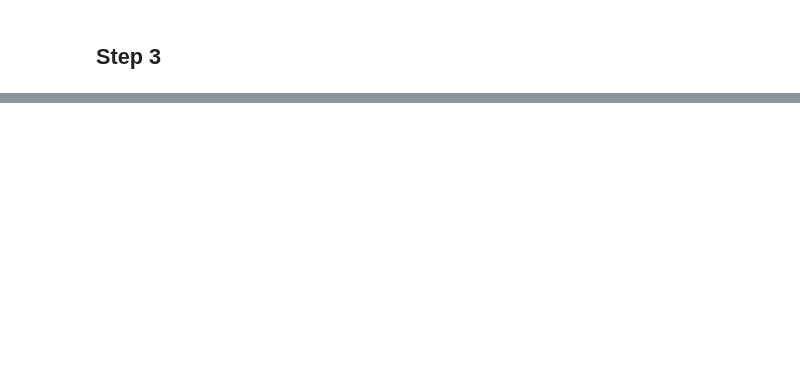
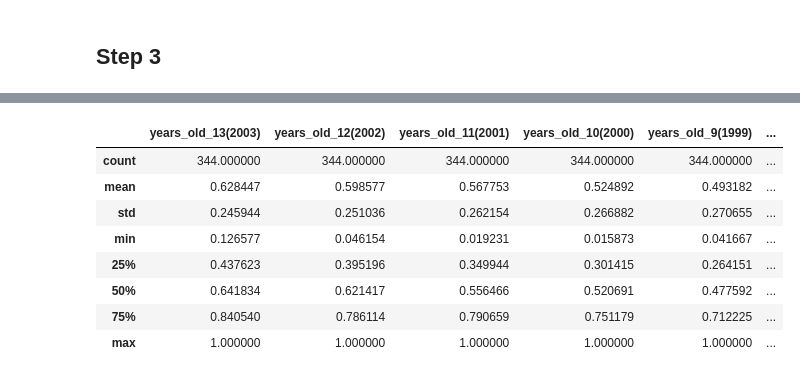
Before and after one commit to data301-2021-winter1/project-group41-project, a Jupyter notebook: notebooks/analysis3.ipynb, the cells around one changed output, grey strips where cells are left out. Drawn from its saved outputs; the diff is of its cells as text; code cells hidden in the pictures; blank space fills up the shorter version.

```diff
--- a/notebooks/analysis3.ipynb
+++ b/notebooks/analysis3.ipynb
@@ -360,0 +389,12 @@ p3.load_and_process(df)
+# %%
+df8.describe()
+# %% [output]
+|  | years_old_13(2003) | years_old_12(2002) | years_old_11(2001) | years_old_10(2000) | years_old_9(1999) | ... |
+| count | 344.000000 | 344.000000 | 344.000000 | 344.000000 | 344.000000 | ... |
+| mean | 0.628447 | 0.598577 | 0.567753 | 0.524892 | 0.493182 | ... |
+| std | 0.245944 | 0.251036 | 0.262154 | 0.266882 | 0.270655 | ... |
+| min | 0.126577 | 0.046154 | 0.019231 | 0.015873 | 0.041667 | ... |
+| 25% | 0.437623 | 0.395196 | 0.349944 | 0.301415 | 0.264151 | ... |
+| 50% | 0.641834 | 0.621417 | 0.556466 | 0.520691 | 0.477592 | ... |
+| 75% | 0.840540 | 0.786114 | 0.790659 | 0.751179 | 0.712225 | ... |
+| max | 1.000000 | 1.000000 | 1.000000 | 1.000000 | 1.000000 | ... |
```
Also changed, not shown: parts of 22 cells of this notebook, 3 other files.
